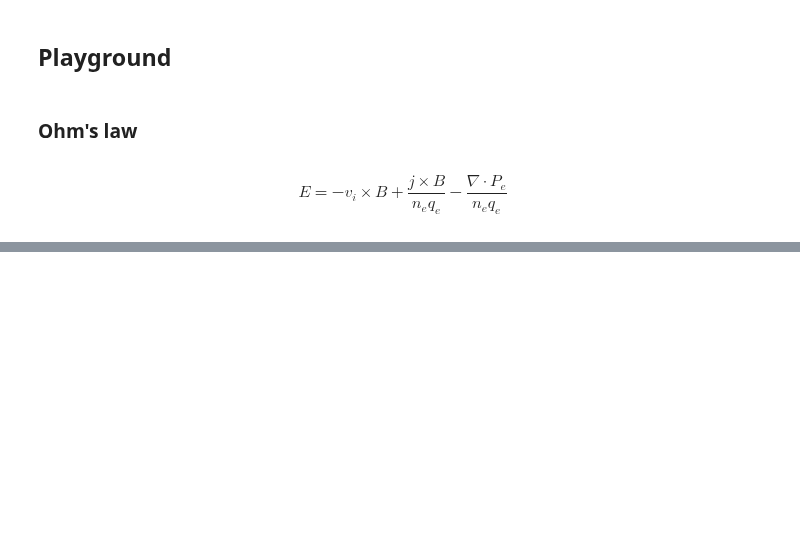
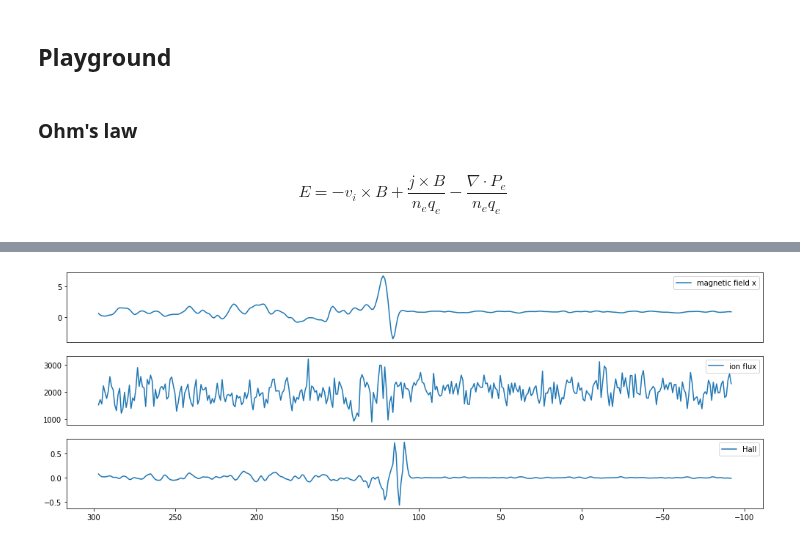
Before and after one commit to cmoissar/Jupyter-Notebooks, a Jupyter notebook: workpad.ipynb, the cells around one changed output, grey strips where cells are left out. Cells and saved outputs as stored; diff of their text form; code cells hidden in the pictures; blank space fills up the shorter version.

```diff
--- a/workpad.ipynb
+++ b/workpad.ipynb
@@ -297,0 +448,2 @@ plt.show()
+# %%
+Vx_hf = Vx - V_HF
@@ -297,0 +461,24 @@ plt.show()
+# %%
+n_plots = 4
+
+rcParams["figure.figsize"] = [17, n_plots*2]
+
+gs = GridSpec(n_plots, 1)
+
+axe = plt.subplot(gs[0])
+plt.plot(x[x_slice], Bx[x_slice, ny0, nz0], label='magnetic field x')
+plt.legend()
+axe.get_xaxis().set_visible(False)
+
+axe = plt.subplot(gs[1], sharex=axe)
+plt.plot(x[x_slice], (N*Vx_hf)[x_slice, ny0, nz0], label='ion flux')
+plt.legend()
+axe.get_xaxis().set_visible(False)
+
+axe = plt.subplot(gs[2], sharex=axe)
+plt.plot(x[x_slice], e*Hall, label='Hall')
+plt.legend()
+
+plt.gca().invert_xaxis()
+# %% [output]
+[figure, added]
```
Also changed, not shown: parts of 45 cells of this notebook, 2 other files.
